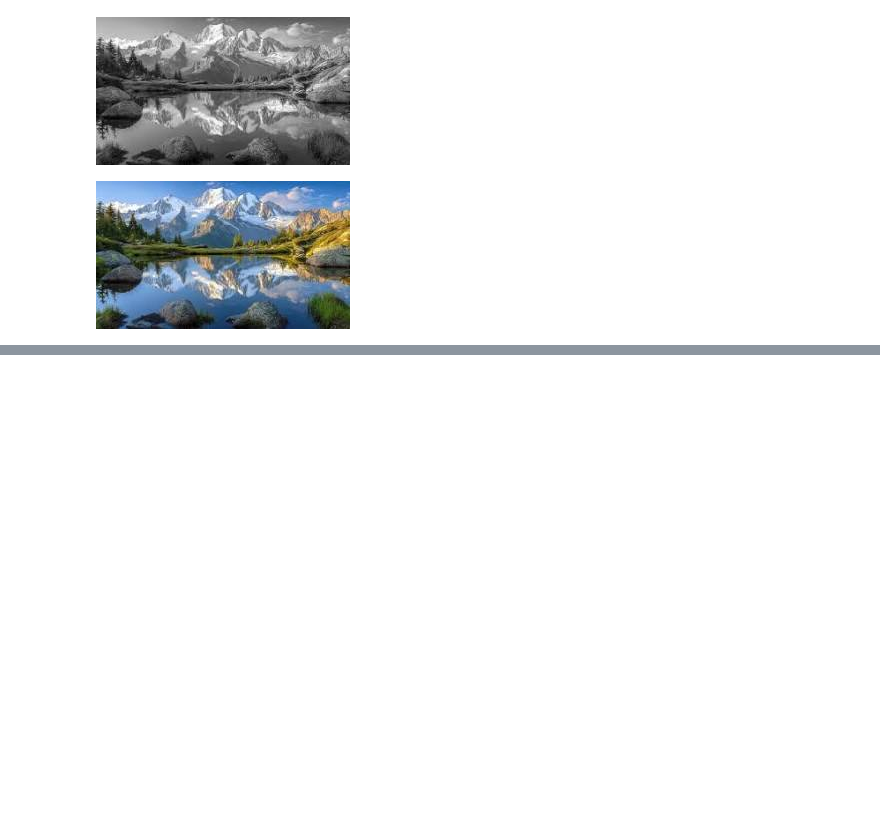
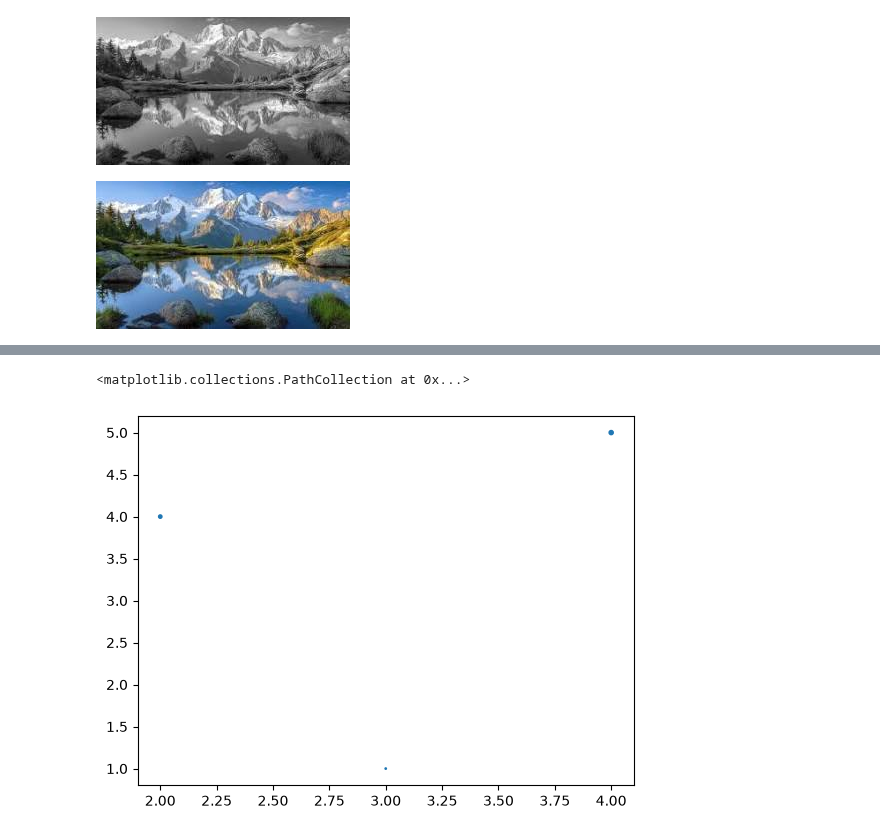
Before and after one commit to hemraj2613/Python-with-Data-Science, a Jupyter notebook: day22.ipynb, the cells around one changed output, grey strips where cells are left out. Cells and saved outputs as stored; diff of their text form; code cells hidden in the pictures; blank space fills up the shorter version.

```diff
--- a/day22.ipynb
+++ b/day22.ipynb
@@ -227,0 +254,5 @@ image.convert("RGB")
+# %%
+pl.scatter([2,4,3],[4,5,1],[6,9,1])
+# %% [output]
+<matplotlib.collections.PathCollection at 0x...>
+[figure, added]
```
Also changed, not shown: parts of 16 cells of this notebook.
